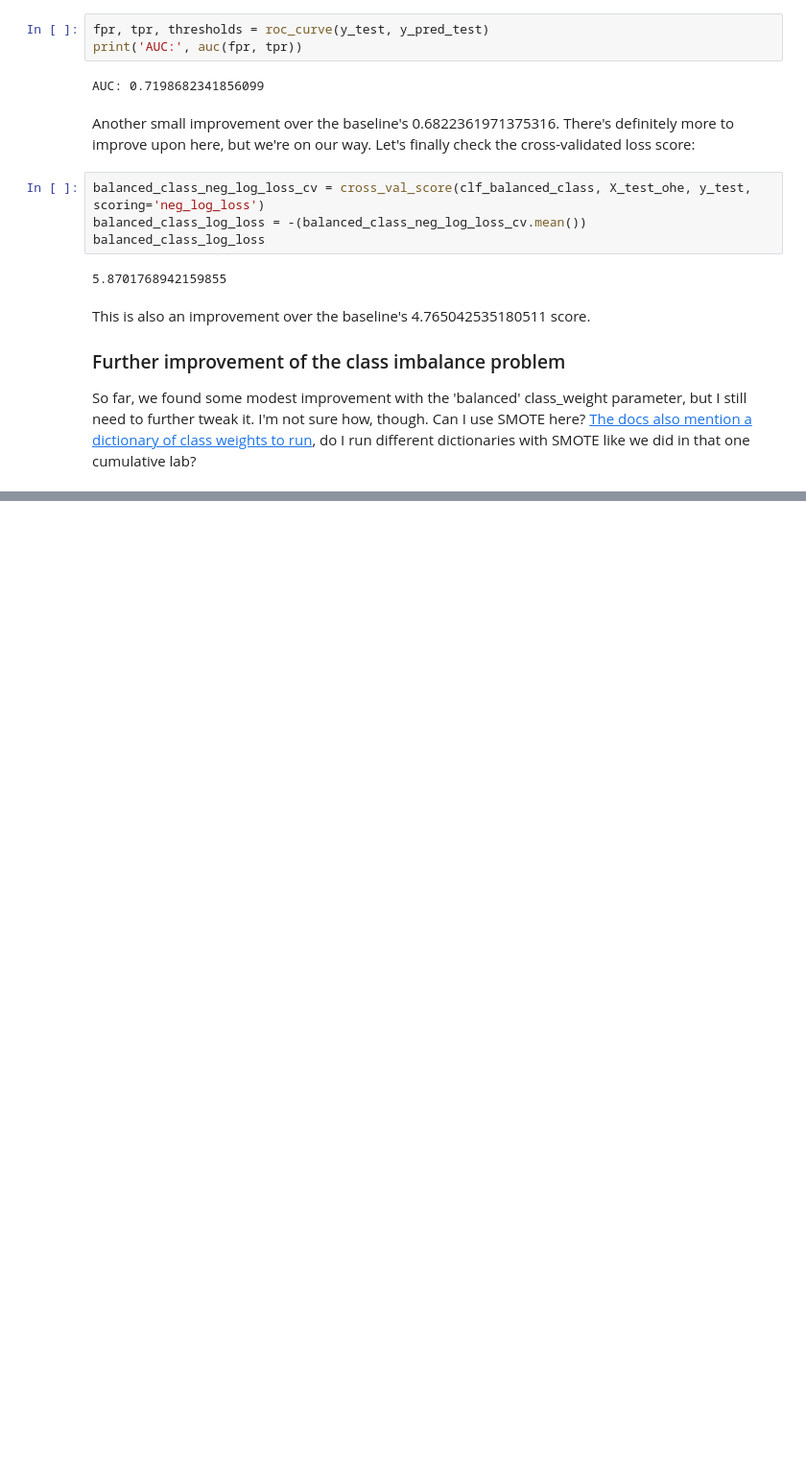
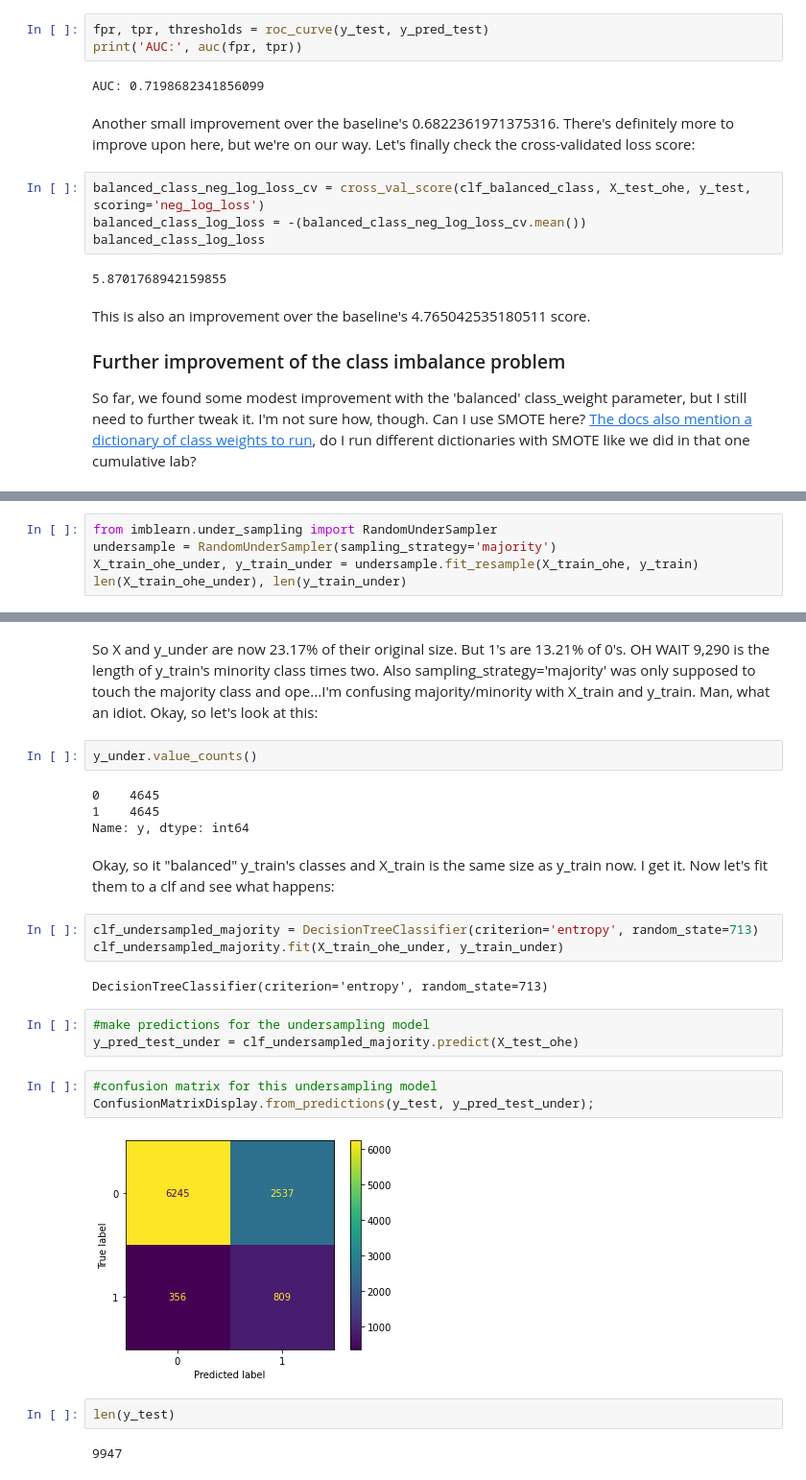
Before and after one commit to joeldmott/bank_marketing_classification_project, a Jupyter notebook: project_notebook.ipynb, the cells around one changed output, grey strips where cells are left out. Shown at 96% size. Saved outputs shown, nothing was run; the diff lists cells and outputs as text; blank space fills up the shorter version.

```diff
--- a/project_notebook.ipynb
+++ b/project_notebook.ipynb
@@ -423,0 +645,5 @@ So far, we found some modest improvement with the 'balanced' class_weight parame
+# %%
+from imblearn.under_sampling import RandomUnderSampler
+undersample = RandomUnderSampler(sampling_strategy='majority')
+X_train_ohe_under, y_train_under = undersample.fit_resample(X_train_ohe, y_train)
+len(X_train_ohe_under), len(y_train_under)
@@ -423,0 +662,27 @@ So far, we found some modest improvement with the 'balanced' class_weight parame
+# %% [markdown]
+So X and y_under are now 23.17% of their original size. But 1's are 13.21% of 0's. OH WAIT 9,290 is the length of y_train's minority class times two. Also sampling_strategy='majority' was only supposed to touch the majority class and ope...I'm confusing majority/minority with X_train and y_train. Man, what an idiot. Okay, so let's look at this:
+# %%
+y_under.value_counts()
+# %% [output]
+0    4645
+1    4645
+Name: y, dtype: int64
+# %% [markdown]
+Okay, so it "balanced" y_train's classes and X_train is the same size as y_train now. I get it. Now let's fit them to a clf and see what happens:
+# %%
+clf_undersampled_majority = DecisionTreeClassifier(criterion='entropy', random_state=713)
+clf_undersampled_majority.fit(X_train_ohe_under, y_train_under)
+# %% [output]
+DecisionTreeClassifier(criterion='entropy', random_state=713)
+# %%
+#make predictions for the undersampling model
+y_pred_test_under = clf_undersampled_majority.predict(X_test_ohe)
+# %%
+#confusion matrix for this undersampling model
+ConfusionMatrixDisplay.from_predictions(y_test, y_pred_test_under);
+# %% [output]
+[figure, added]
+# %%
+len(y_test)
+# %% [output]
+9947
```
Also changed, not shown: parts of 53 cells of this notebook.
